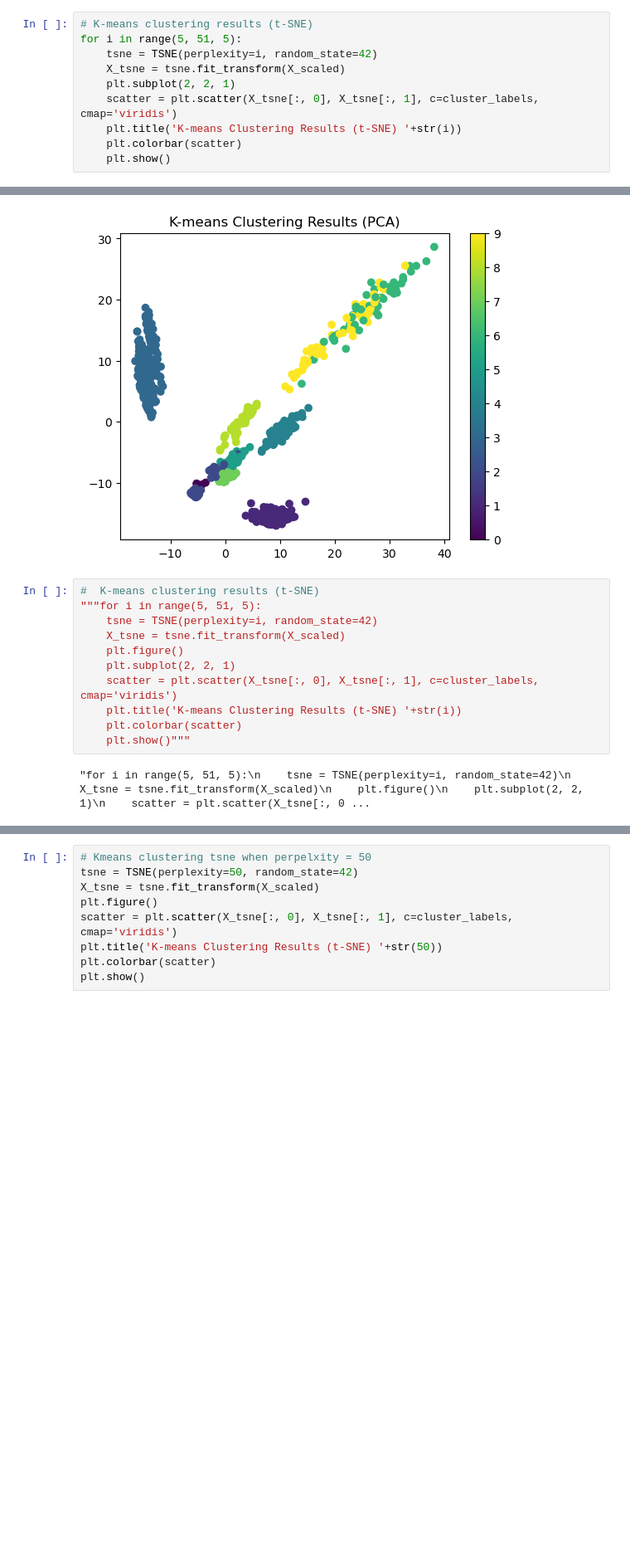
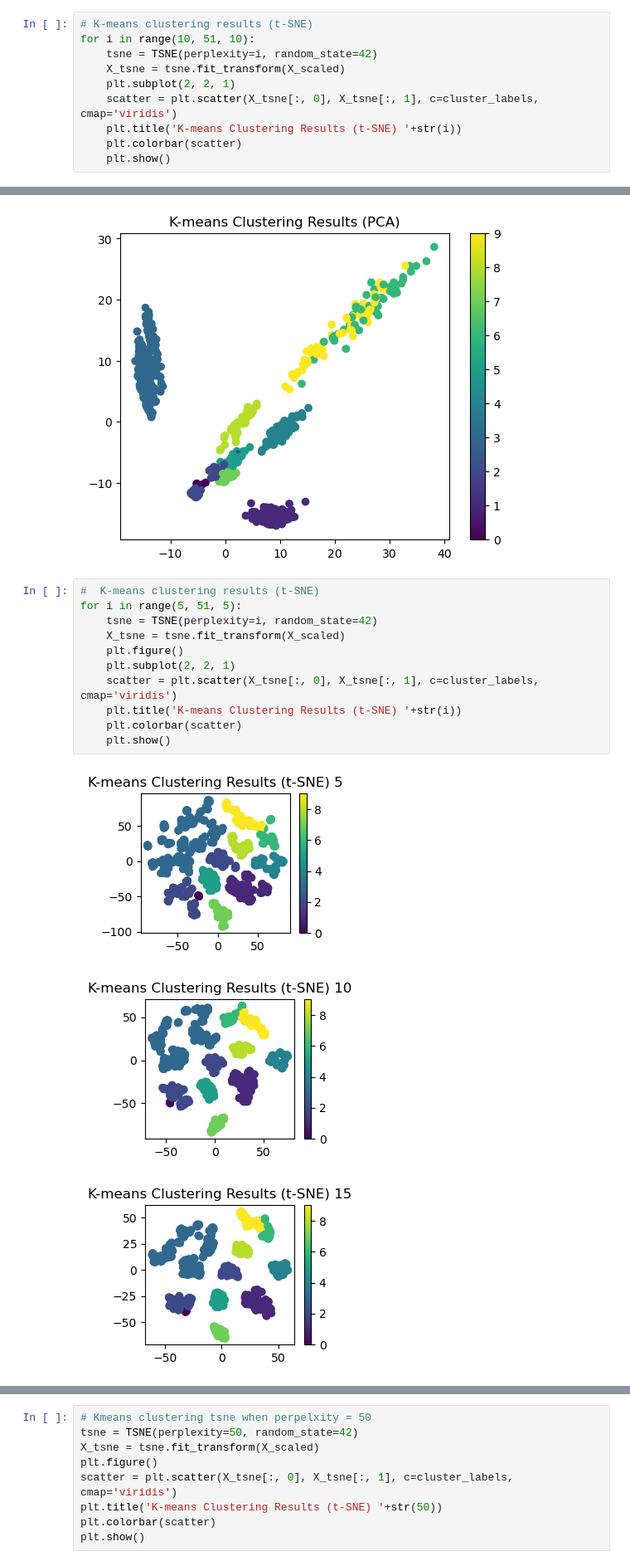
Before and after one commit to AadityaGithubFirst/09615, a Jupyter notebook: Homework/Homework Assignment-2/HW2_AadityaHariNair.ipynb, the cells around one changed output, grey strips where cells are left out. Shown at 83% size. Cells and saved outputs as stored; diff of their text form; blank space fills up the shorter version.

```diff
--- a/Homework/Homework Assignment-2/HW2_AadityaHariNair.ipynb
+++ b/Homework/Homework Assignment-2/HW2_AadityaHariNair.ipynb
@@ -130,7 +124,7 @@ plt.colorbar(scatter)
 [figure]
 # %%
 # K-means clustering results (t-SNE)
-for i in range(5, 51, 5):
+for i in range(10, 51, 10):
     tsne = TSNE(perplexity=i, random_state=42)
     X_tsne = tsne.fit_transform(X_scaled)
     plt.subplot(2, 2, 1)
@@ -286,14 +262,16 @@ plt.colorbar(scatter)
 [figure]
 # %%
 #  K-means clustering results (t-SNE)
-"""for i in range(5, 51, 5):
+for i in range(5, 51, 5):
     tsne = TSNE(perplexity=i, random_state=42)
     X_tsne = tsne.fit_transform(X_scaled)
     plt.figure()
     plt.subplot(2, 2, 1)
     scatter = plt.scatter(X_tsne[:, 0], X_tsne[:, 1], c=cluster_labels, cmap='viridis')
     plt.title('K-means Clustering Results (t-SNE) '+str(i))
     plt.colorbar(scatter)
-    plt.show()"""
+    plt.show()
 # %% [output]
-"for i in range(5, 51, 5):\n    tsne = TSNE(perplexity=i, random_state=42)\n    X_tsne = tsne.fit_transform(X_scaled)\n    plt.figure()\n    plt.subplot(2, 2, 1)\n    scatter = plt.scatter(X_tsne[:, 0 ...
+[figure, added]
+[figure, added]
+[figure, added]
```
Also changed, not shown: parts of 9 cells of this notebook.
